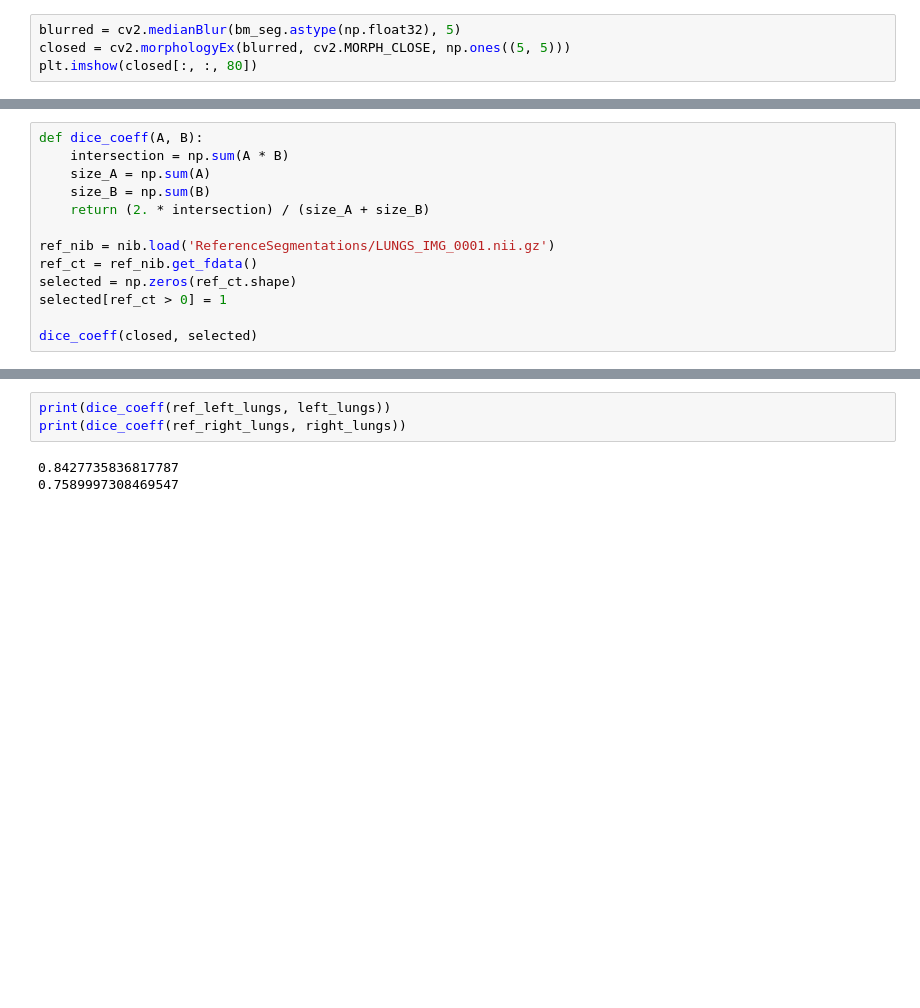
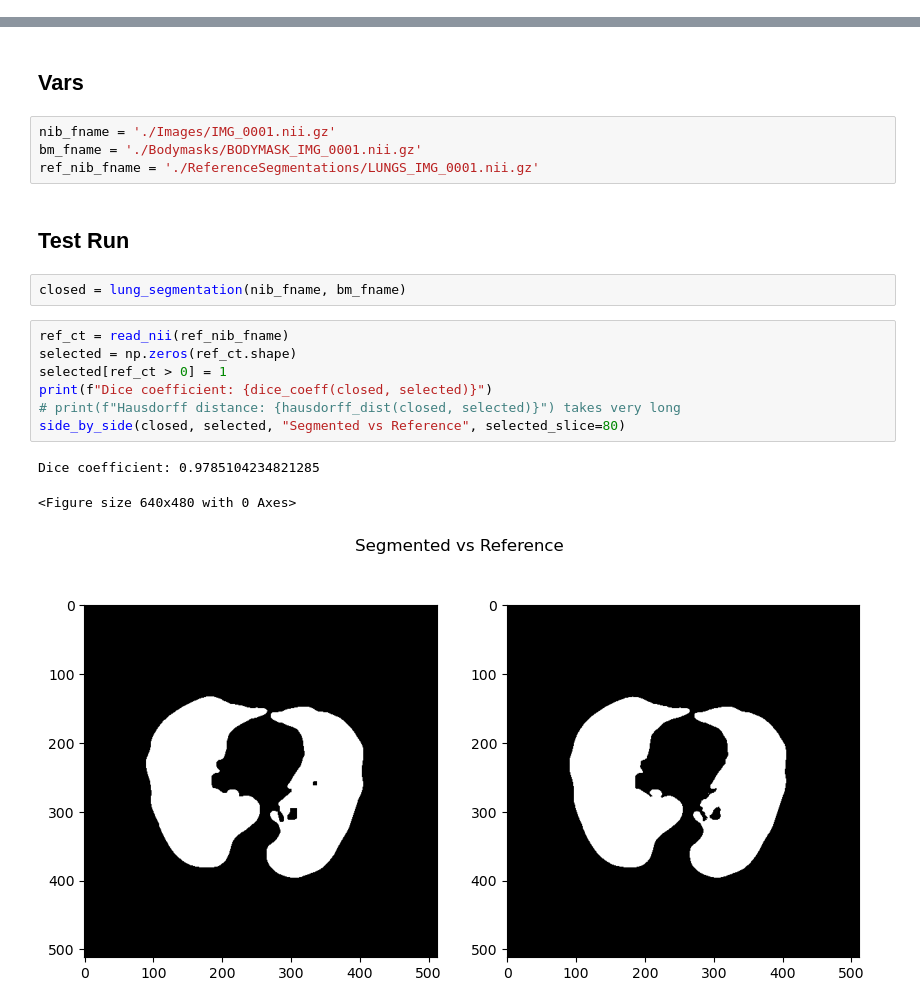
Before and after one commit to stabor705/opencv-and-ai-agh-2024, a Jupyter notebook: lab-1/Lab1/Project1.ipynb, the cells around one changed output, grey strips where cells are left out. Cells and saved outputs as stored; diff of their text form; blank space fills up the shorter version.

Commit message:
Extract functions, repeat run for all imgs, h_dist

```diff
--- a/lab-1/Lab1/Project1.ipynb
+++ b/lab-1/Lab1/Project1.ipynb
@@ -44,4 +20,0 @@ axes[1].imshow(bm_tk[:, :, 80])
-# %%
-blurred = cv2.medianBlur(bm_seg.astype(np.float32), 5)
-closed = cv2.morphologyEx(blurred, cv2.MORPH_CLOSE, np.ones((5, 5)))
-plt.imshow(closed[:, :, 80])
@@ -51,13 +20,0 @@ plt.imshow(closed[:, :, 80])
-# %%
-def dice_coeff(A, B):
-    intersection = np.sum(A * B)
-    size_A = np.sum(A)
-    size_B = np.sum(B)
-    return (2. * intersection) / (size_A + size_B)
-
-ref_nib = nib.load('ReferenceSegmentations/LUNGS_IMG_0001.nii.gz')
-ref_ct = ref_nib.get_fdata()
-selected = np.zeros(ref_ct.shape)
-selected[ref_ct > 0] = 1
-
-dice_coeff(closed, selected)
@@ -122,6 +138,21 @@ axes[1][1].imshow(ref_right_lungs[:, :, 80])
-# %%
-print(dice_coeff(ref_left_lungs, left_lungs))
-print(dice_coeff(ref_right_lungs, right_lungs))
-# %% [output]
-0.8427735836817787
-0.7589997308469547
+# %% [markdown]
+## Vars
+# %%
+nib_fname = './Images/IMG_0001.nii.gz'
+bm_fname = './Bodymasks/BODYMASK_IMG_0001.nii.gz'
+ref_nib_fname = './ReferenceSegmentations/LUNGS_IMG_0001.nii.gz'
+# %% [markdown]
+## Test Run
+# %%
+closed = lung_segmentation(nib_fname, bm_fname)
+# %%
+ref_ct = read_nii(ref_nib_fname)
+selected = np.zeros(ref_ct.shape)
+selected[ref_ct > 0] = 1
+print(f"Dice coefficient: {dice_coeff(closed, selected)}")
+# print(f"Hausdorff distance: {hausdorff_dist(closed, selected)}") takes very long
+side_by_side(closed, selected, "Segmented vs Reference", selected_slice=80)
+# %% [output]
+Dice coefficient: 0.9785104234821285
+<Figure size 640x480 with 0 Axes>
+[figure, added]
```
Also changed, not shown: parts of 17 cells of this notebook, 1 other file.
